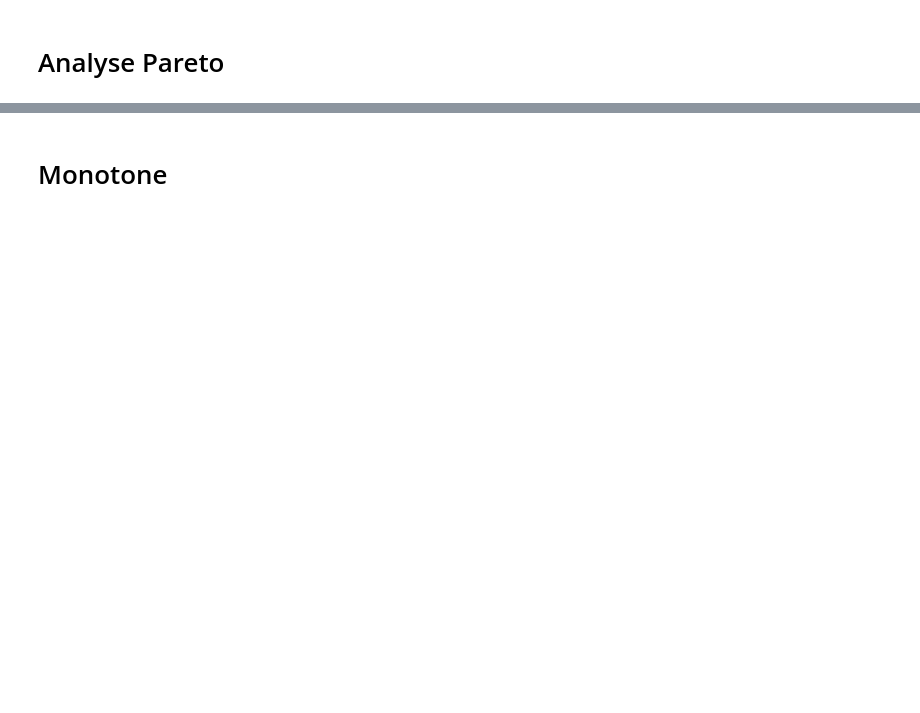
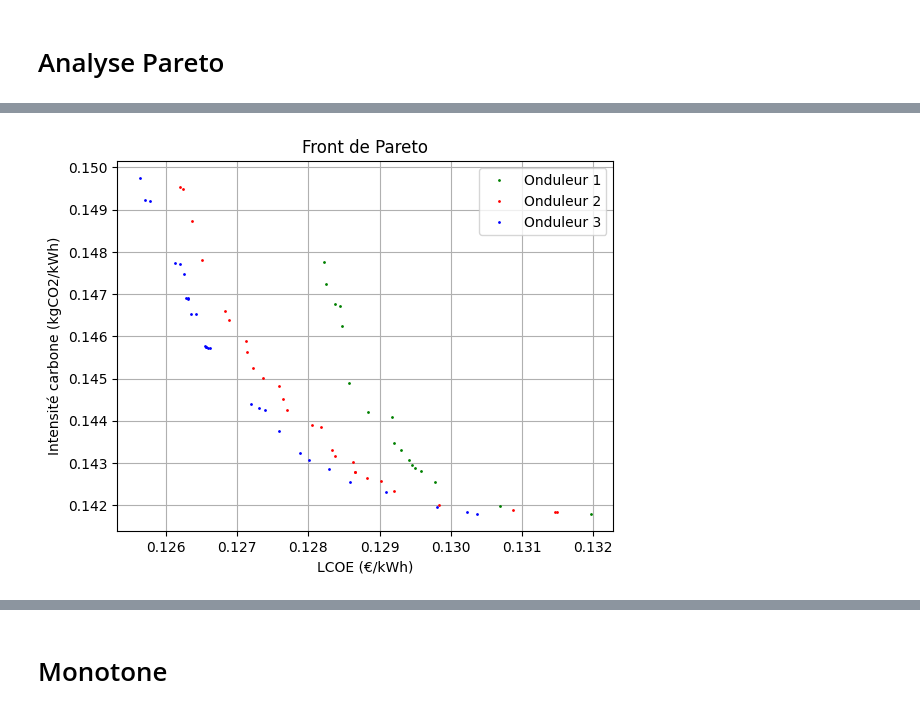
Before and after one commit to Louis9551/Solaire, a Jupyter notebook: DataAnalyse.ipynb, the cells around one changed output, grey strips where cells are left out. Saved outputs shown, nothing was run; the diff lists cells and outputs as text; code cells hidden in the pictures; blank space fills up the shorter version.

```diff
--- a/DataAnalyse.ipynb
+++ b/DataAnalyse.ipynb
@@ -314,0 +225,91 @@ plt.show()
+# %%
+# Les données que vous avez fournies
+dataOND0 = [
+    [0.0, 9.0, 6.0, -17.128058, 26.451448, 48.0, 0.128380, 0.146774, 9.366778],
+    [0.0, 10.0, 5.0, -16.385469, 29.297090, 42.0, 0.129296, 0.143304, 8.577441],
+    [0.0, 9.0, 6.0, -10.974384, 24.424088, 48.0, 0.128439, 0.146725, 9.380224],
+    [0.0, 9.0, 6.0, -18.686170, 28.297900, 50.0, 0.128220, 0.147751, 9.531430],
+    [0.0, 6.0, 8.0, -16.408760, 31.216692, 42.0, 0.129505, 0.142873, 8.444406],
+    [0.0, 9.0, 6.0, -15.651431, 29.897568, 49.0, 0.128242, 0.147242, 9.436837],
+    [0.0, 9.0, 6.0, -3.862253, 28.866580, 47.0, 0.128467, 0.146250, 9.283024],
+    [0.0, 11.0, 4.0, -15.615634, 29.997237, 40.0, 0.130695, 0.141971, 8.113966],
+    [0.0, 10.0, 5.0, -15.578998, 28.713990, 45.0, 0.128840, 0.144217, 8.806530],
+    [0.0, 9.0, 4.0, -13.957937, 31.719478, 44.0, 0.131971, 0.141802, 8.026127],
+    [0.0, 10.0, 5.0, -13.933159, 28.481094, 47.0, 0.128575, 0.144888, 8.957825],
+    [0.0, 9.0, 5.0, -8.568268, 29.691065, 45.0, 0.129451, 0.142944, 8.478021],
+    [0.0, 11.0, 4.0, -19.309413, 27.384956, 48.0, 0.129206, 0.143480, 8.633235],
+    [0.0, 7.0, 7.0, 1.442840, 29.517381, 45.0, 0.129181, 0.144086, 8.794645],
+    [0.0, 7.0, 7.0, -12.996811, 30.099793, 41.0, 0.129577, 0.142813, 8.436963],
+    [0.0, 9.0, 5.0, -13.705765, 34.909070, 43.0, 0.129778, 0.142550, 8.336502],
+    [0.0, 7.0, 7.0, -12.900913, 29.264349, 42.0, 0.129407, 0.143064, 8.513046],
+]
+
+# Création du DataFrame
+dfOND0 = pd.DataFrame(dataOND0, columns=['NumOnd', 'Nps', 'Npp', 'gamma', 'i', 'nbinsta', 'f1', 'f2', 'f3'])
+
+
+dataOND1 = {
+    'NumOnd': [1.0]*27,
+    'Nps': [17.0, 18.0, 17.0, 17.0, 17.0, 17.0, 18.0, 16.0, 16.0, 17.0, 17.0, 18.0, 18.0, 17.0, 19.0, 18.0, 17.0, 18.0, 18.0, 18.0, 18.0, 17.0, 16.0, 18.0, 18.0, 17.0, 18.0],
+    'Npp': [11.0, 10.0, 10.0, 11.0, 9.0, 10.0, 9.0, 11.0, 11.0, 10.0, 11.0, 10.0, 10.0, 12.0, 10.0, 9.0, 11.0, 11.0, 10.0, 9.0, 10.0, 10.0, 9.0, 10.0, 10.0, 9.0, 10.0],
+    'gamma': [-11.928532, -12.953212, -14.664039, -14.150537, -20.052935, -19.849735, -16.141415, -18.414067, -16.556578, -14.83336, -13.991779, -11.860358, -11.618231, -13.391336, -5.950443, -21.532409, -13.603732, -16.136177, -11.181473, -17.180867, -15.696471, -14.098103, -14.581558, -10.230706, -15.320513, -17.14719, -6.632743],
+    'i': [29.305097, 29.231752, 29.044251, 31.733324, 34.003834, 37.179867, 27.122568, 35.438074, 33.06953, 27.548904, 29.850127, 34.980254, 34.080022, 33.805944, 29.829625, 28.624888, 33.967073, 34.420177, 32.235899, 33.471279, 30.233648, 30.08904, 29.499599, 33.063284, 28.672839, 33.478793, 36.456789],
+    'nbinsta': [15.0, 15.0, 14.0, 13.0, 10.0, 9.0, 14.0, 13.0, 10.0, 15.0, 12.0, 13.0, 14.0, 10.0, 11.0, 10.0, 11.0, 11.0, 16.0, 11.0, 12.0, 11.0, 12.0, 16.0, 16.0, 11.0, 14.0],
+    'f1': [0.126363, 0.126506, 0.127218, 0.127141, 0.131495, 0.131461, 0.127642, 0.127591, 0.129835, 0.12683, 0.127699, 0.127365, 0.12689, 0.128624, 0.128337, 0.130873, 0.128367, 0.128054, 0.126197, 0.12866, 0.12883, 0.129205, 0.129014, 0.127122, 0.126242, 0.128661, 0.128173],
+    'f2': [0.148729, 0.147804, 0.145257, 0.145631, 0.141834, 0.141837, 0.144505, 0.144827, 0.142008, 0.14659, 0.144245, 0.145023, 0.146395, 0.143034, 0.143315, 0.141898, 0.143161, 0.143889, 0.149523, 0.142794, 0.142639, 0.142337, 0.142579, 0.145894, 0.149494, 0.142793, 0.143853],
+    'f3': [9.183984, 9.035174, 8.584071, 8.648967, 7.499684, 7.466427, 8.453486, 8.465442, 7.719324, 8.836977, 8.381768, 8.520334, 8.77891, 8.11084, 8.176978, 7.59778, 8.111013, 8.303655, 9.287429, 8.002667, 7.977603, 7.867452, 7.96324, 8.726376, 9.296745, 8.002865, 8.308461]
+}
+
+dfOND1 = pd.DataFrame(dataOND1)
+
+# Additional data
+dataOND2 = {
+    'NumOnd': [2.0, 2.0, 2.0, 2.0, 2.0, 2.0, 2.0, 2.0, 2.0, 2.0, 2.0, 2.0, 2.0, 2.0, 2.0, 2.0, 2.0, 2.0, 2.0, 2.0, 2.0, 2.0, 2.0, 2.0, 2.0, 2.0, 2.0, 2.0],
+    'Nps': [15.0, 17.0, 18.0, 18.0, 18.0, 17.0, 18.0, 18.0, 17.0, 17.0, 17.0, 16.0, 16.0, 18.0, 17.0, 17.0, 16.0, 16.0, 17.0, 18.0, 18.0, 18.0, 17.0, 17.0, 18.0, 17.0, 18.0, 17.0],
+    'Npp': [25.0, 24.0, 25.0, 21.0, 24.0, 24.0, 22.0, 25.0, 24.0, 25.0, 22.0, 23.0, 24.0, 24.0, 25.0, 24.0, 23.0, 23.0, 24.0, 24.0, 23.0, 23.0, 24.0, 24.0, 23.0, 24.0, 24.0, 24.0],
+    'gamma': [-13.594363, -11.856513, -7.202217, -14.777798, -9.483112, -10.346077, -11.765963, -12.737139, -10.637013, -11.260082, -13.272997, -11.973559, -12.235060, -10.659485, -8.041472, -12.455669, -18.360403, -16.256444, -13.214667, -8.032364, -13.067706, -11.757147, -10.896114, -10.723813, -11.851251, -9.849294, -7.629392, -10.315403],
+    'i': [32.434249, 29.876012, 28.737862, 34.893586, 32.159037, 30.886403, 34.545069, 30.908651, 27.912431, 26.812837, 33.168306, 31.336083, 31.299747, 32.567327, 30.039388, 30.169790, 29.783695, 34.619461, 31.313827, 30.055548, 30.855690, 32.141097, 28.620018, 27.794752, 31.999471, 25.723756, 31.549812, 30.643752],
+    'nbinsta': [7.0, 6.0, 6.0, 7.0, 4.0, 6.0, 5.0, 5.0, 7.0, 6.0, 6.0, 7.0, 5.0, 5.0, 6.0, 6.0, 5.0, 6.0, 4.0, 6.0, 7.0, 5.0, 6.0, 6.0, 4.0, 7.0, 6.0, 5.0],
+    'f1': [0.126249, 0.126556, 0.126128, 0.126199, 0.129807, 0.126554, 0.128289, 0.127309, 0.125698, 0.126417, 0.127189, 0.126273, 0.128578, 0.127585, 0.126352, 0.126551, 0.129084, 0.127388, 0.130369, 0.126307, 0.125631, 0.127882, 0.126589, 0.126617, 0.130227, 0.125779, 0.126304, 0.128006],
+    'f2': [0.147480, 0.145750, 0.147730, 0.147709, 0.141948, 0.145756, 0.142854, 0.144297, 0.149217, 0.146517, 0.144385, 0.146915, 0.142547, 0.143753, 0.146518, 0.145760, 0.142315, 0.144255, 0.141794, 0.146879, 0.149749, 0.143243, 0.145733, 0.145732, 0.141834, 0.149196, 0.146909, 0.143061],
+    'f3': [8.781940, 8.493578, 8.866992, 8.809158, 7.541795, 8.493050, 7.851905, 8.231229, 9.068300, 8.656511, 8.220387, 8.698248, 7.774910, 8.100297, 8.643156, 8.492457, 7.694162, 8.187524, 7.415913, 8.710764, 9.124223, 7.967667, 8.500233, 8.505981, 7.447968, 9.084632, 8.710150, 7.927254]
+}
+
+# Creating a DataFrame for the new data
+dfOND2 = pd.DataFrame(dataOND2)
+
+# Trouver l'individu avec le plus petit f3 et en sortir ses valeurs
+f3_min_index = dfOND2['f3'].idxmin()
+f3_min_values = dfOND2.iloc[f3_min_index]
+print(f3_min_values)
+
+# afficher f2 en fonction de f1 pour les 2 bases de données
+plt.figure()
+plt.plot(dfOND0['f1'], dfOND0['f2'], 'go', markersize=1, label='Onduleur 1' )
+plt.plot(dfOND1['f1'], dfOND1['f2'], 'ro', markersize=1, label='Onduleur 2' )
+plt.plot(dfOND2['f1'], dfOND2['f2'], 'bo', markersize=1, label='Onduleur 3' )
+plt.ylabel('Intensité carbone (kgCO2/kWh)')
+plt.xlabel('LCOE (€/kWh)')
+plt.title('Front de Pareto')
+plt.grid(True)
+plt.legend()
+plt.show()
+
+# afficher f2 en fonction de f1 et f3 avec des couleurs pour les 2 bases de données
+plt.figure()
+plt.scatter(dfOND0['f1'], dfOND0['f2'], c=dfOND0['f3'], cmap='viridis')
+plt.scatter(dfOND1['f1'], dfOND1['f2'], c=dfOND1['f3'], cmap='viridis')
+plt.scatter(dfOND2['f1'], dfOND2['f2'], c=dfOND2['f3'], cmap='viridis')
+plt.plot(dfOND0['f1'], dfOND0['f2'], 'go', markerfacecolor = 'none',  label='Onduleur 1')
+plt.plot(dfOND1['f1'], dfOND1['f2'], 'ro', markerfacecolor = 'none',  label='Onduleur 2')
+plt.plot(dfOND2['f1'], dfOND2['f2'], 'bo', markerfacecolor = 'none', label='Onduleur 3')
+plt.colorbar(label='DPBP (année)')
+plt.ylabel('Intensité carbone (kgCO2/kWh)')
+plt.xlabel('LCOE (€/kWh)')
+plt.title('Front de Pareto')
+plt.grid(True)
+plt.legend()
+plt.show()
+
+print(dfOND2)
+# %% [output]
@@ -314,0 +326 @@ plt.show()
+[figure, added]
```
Also changed, not shown: parts of 5 cells of this notebook.
